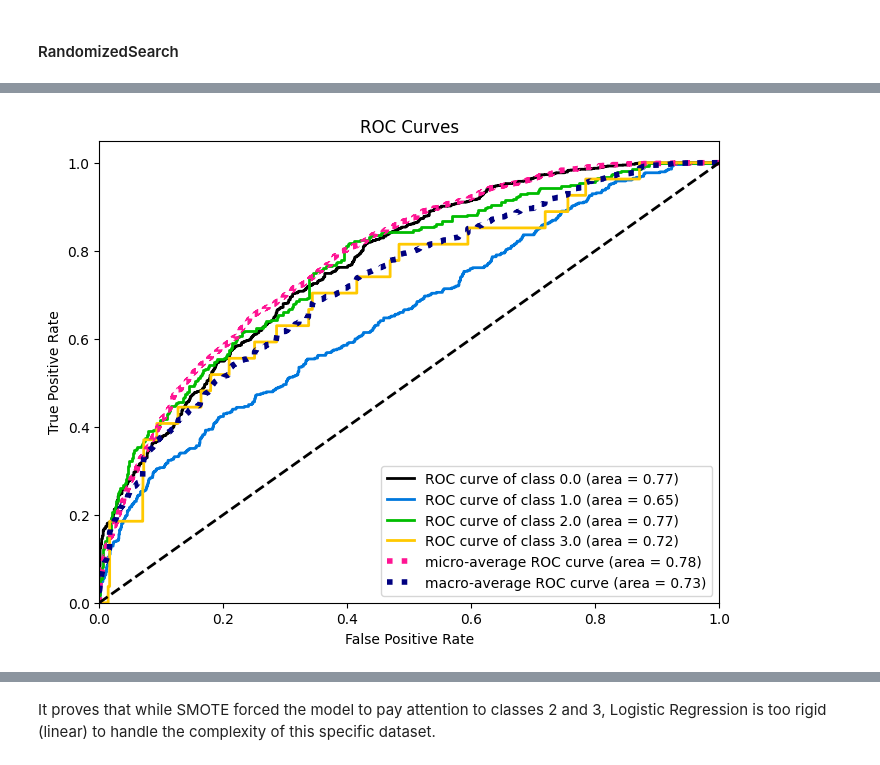
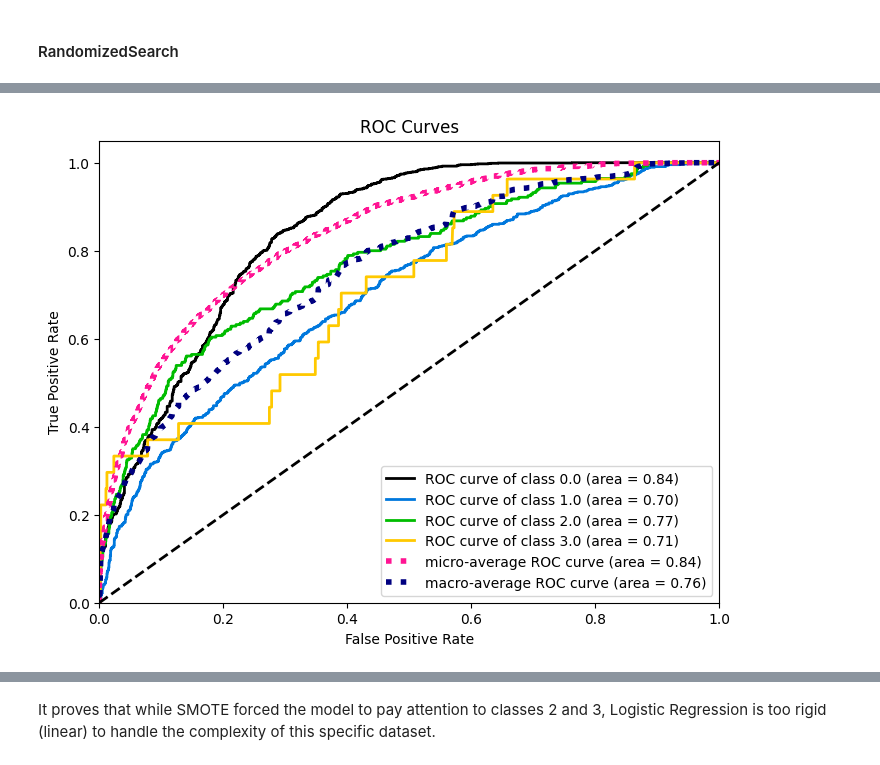
Before and after one commit to kilomo12/Data_Mining_project2, a Jupyter notebook: Logistic regression.ipynb, the cells around one changed output, grey strips where cells are left out. Saved outputs shown, nothing was run; the diff lists cells and outputs as text; code cells hidden in the pictures.

```diff
--- a/Logistic regression.ipynb
+++ b/Logistic regression.ipynb
@@ -54,7 +54,7 @@ from sklearn.metrics import (
 from collections import Counter
 from collections import defaultdict
 # %%
-df_original = pd.read_csv("dm2_25_26_dataset_tabular/DM2_project/cmi_internet.csv")
+df_original = pd.read_csv("cmi_internet_copie.csv")
 df = pd.read_csv("cmi_internet_WT_outlier_New_features.csv")
 X = df.values
 y = np.array(df_original.loc[df.index, 'sii'])
@@ -289,14 +194,42 @@ param_grid = {
 # %%
-# Grid Search
-# 'f1_weighted' is the key here. It won't crash on multiclass
-# and remains accurate for binary.
+from imblearn.pipeline import Pipeline
+from imblearn.over_sampling import SMOTE
+from sklearn.preprocessing import StandardScaler
+from sklearn.feature_selection import SelectFromModel
+from sklearn.linear_model import LogisticRegression
+from sklearn.model_selection import GridSearchCV
+import xgboost as xgb
+
+pipeline = Pipeline([
+    ('scaler', StandardScaler()),
+    ('smote', SMOTE(random_state=42)),
+    ('selector', SelectFromModel(
+        xgb.XGBClassifier(
+            n_estimators=100,
+            random_state=42,
+            eval_metric='logloss'
+        )
+    )),
+    ('log_reg', LogisticRegression(
+        solver='saga',
+        penalty='elasticnet',
+        max_iter=2000,
+        random_state=42
+    ))
+])
+
+param_grid = {
+    'log_reg__C': [0.01, 0.1, 1, 10],
+    'log_reg__l1_ratio': [0, 0.5, 1]
+}
+
 grid_search = GridSearchCV(
-    LogisticRegression(random_state=42),
+    estimator=pipeline,
     param_grid=param_grid,
     cv=5,
     scoring='f1_weighted',
     n_jobs=-1
 )
 
-grid_search.fit(X_train_final, y_train_res)
+grid_search.fit(X_train, y_train)
 # %% [output]
@@ -425,17 +403,17 @@ Best internal CV Score: 0.5599
 # %%
 import scikitplot as skplt
 
 # 1. Get predictions from the BEST model found by GridSearch
 best_model = random_search.best_estimator_
-y_pred = best_model.predict(X_test_final)
-y_score = best_model.predict_proba(X_test_final)
+y_pred = best_model.predict(X_test)
+y_score = best_model.predict_proba(X_test)
 
 # ROC curve
 # Works for both 2 and 4 classes
 skplt.metrics.plot_roc(y_test, y_score, figsize=(8, 6), title="ROC Curves")
 plt.show()
 # %% [output]
-[figure, old version]
+[figure, new version]
 # %%
 # Confusion Matrix
 # Prepare labels dynamically based on current target
```
Also changed, not shown: parts of 58 cells of this notebook, 21 other files.
